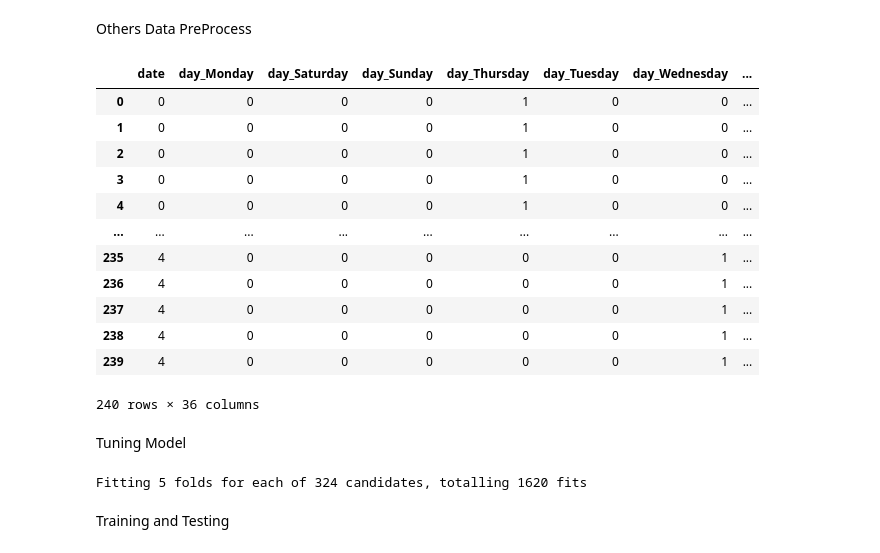
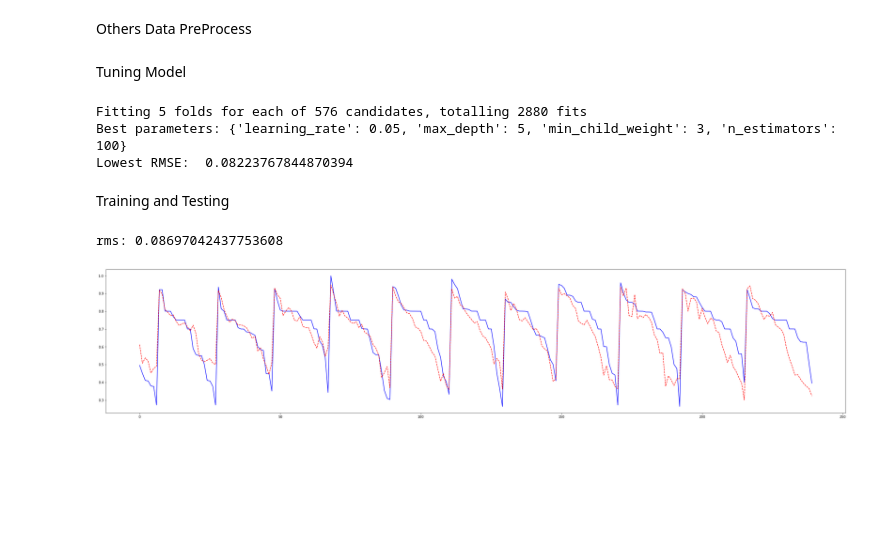
Before and after one commit to wynnstan42/AI, a Jupyter notebook: hw1/HW1_method3.ipynb, the cells around one changed output. Cells and saved outputs as stored; diff of their text form; code cells hidden in the pictures; blank space fills up the shorter version.

```diff
--- a/hw1/HW1_method3.ipynb
+++ b/hw1/HW1_method3.ipynb
@@ -29,6 +29,8 @@ print(df.isna().sum())
 print(df_test.isna().sum())
 df['wip'].fillna(0,inplace=True) # 空白處填 0
 df_test['wip'].fillna(0,inplace=True) # 空白處填 0
+df['wip'].fillna(df['wip'].median(),inplace=True) # 空白處填 mid
+df_test['wip'].fillna(df_test['wip'].median(),inplace=True) # 空白處填 mid
 print("---------------------\nAFTER:")
 print(df.isna().sum())
 print(df_test.isna().sum())
@@ -146,30 +135,16 @@ scaler = MinMaxScaler()
 # scaler = Normalizer()
 X_scaled = scaler.fit_transform(X)
 X_test_scaled = scaler.fit_transform(X_test)
-# %% [output]
-|  | date | day_Monday | day_Saturday | day_Sunday | day_Thursday | day_Tuesday | day_Wednesday | ... |
-| 0 | 0 | 0 | 0 | 0 | 1 | 0 | 0 | ... |
-| 1 | 0 | 0 | 0 | 0 | 1 | 0 | 0 | ... |
-| 2 | 0 | 0 | 0 | 0 | 1 | 0 | 0 | ... |
-| 3 | 0 | 0 | 0 | 0 | 1 | 0 | 0 | ... |
-| 4 | 0 | 0 | 0 | 0 | 1 | 0 | 0 | ... |
-| ... | ... | ... | ... | ... | ... | ... | ... | ... |
-| 235 | 4 | 0 | 0 | 0 | 0 | 0 | 1 | ... |
-| 236 | 4 | 0 | 0 | 0 | 0 | 0 | 1 | ... |
-| 237 | 4 | 0 | 0 | 0 | 0 | 0 | 1 | ... |
-| 238 | 4 | 0 | 0 | 0 | 0 | 0 | 1 | ... |
-| 239 | 4 | 0 | 0 | 0 | 0 | 0 | 1 | ... |
-240 rows × 36 columns
 # %% [markdown]
 Tuning Model
 # %%
 from sklearn.model_selection import GridSearchCV
 
-params = { 'max_depth': [3,6,10],
-           'learning_rate': [0.01, 0.05, 0.1, 0.3],
-           'n_estimators': [100, 500, 1000],
-           'colsample_bytree': [0.5, 0.7, 0.9],
-           'subsample': [0.6, 0.8, 1.0]}
+params = { #'colsample_bytree': [ 0.3, 0.4, 0.5 , 0.7 ],
+           'learning_rate': [0.05, 0.10, 0.15, 0.20, 0.25, 0.30 ],
+           'max_depth': [ 3, 4, 5, 6, 8, 10, 12, 15],
+           'n_estimators': [100, 300, 500],
+           'min_child_weight': [ 1, 3, 5, 7 ]}
 xgbr = XGBRegressor(seed = 20)
 clf = GridSearchCV(estimator=xgbr,
                    param_grid=params,
@@ -179,7 +154,41 @@ clf.fit(X_scaled, y)
 print("Best parameters:", clf.best_params_)
 print("Lowest RMSE: ", (-clf.best_score_)**(1/2.0))
 # %% [output]
-Fitting 5 folds for each of 324 candidates, totalling 1620 fits
+Fitting 5 folds for each of 576 candidates, totalling 2880 fits
+Best parameters: {'learning_rate': 0.05, 'max_depth': 5, 'min_child_weight': 3, 'n_estimators': 100}
+Lowest RMSE:  0.08223767844870394
 # %% [markdown]
 Training and Testing
+# %%
+from sklearn.metrics import mean_squared_error
+
+# Training with XGBoost
+xgb=XGBRegressor(colsample_bytree=0.6,
+                 learning_rate=.05,
+                 max_depth=10,
+                 min_child_weight=3.0,
+                 n_estimators=80,
+                 objective='reg:squarederror')
+
+# Predict test data
+xgb.fit(X_scaled, y)
+y_pred = xgb.predict(X_test_scaled)
+
+# Visualization and Output CSV
+df_ans = pd.DataFrame(y_pred.astype(float), columns=['actual_productivity'])
+df_ans.to_csv('mySubmission.csv', index_label='Id')
+df_ans = pd.read_csv(r'./mySubmission.csv')
+fig=plt.figure()
+df_actual_ans = pd.read_csv(r'./ans.csv')
+plt.plot(df_actual_ans['actual_productivity'], 'b')
+plt.plot(df_ans['actual_productivity'], 'r--')
+rms = np.sqrt(mean_squared_error(df_actual_ans['actual_productivity'], y_pred))
+print("rms:",rms)
+plt.rcParams["figure.figsize"] = (16, 8)
+fig.set_figwidth(40)
+fig.set_figheight(8)
+plt.show()
+# %% [output]
+rms: 0.08697042437753608
+[figure, added]
 # %%
```
Also changed, not shown: parts of 2 cells of this notebook, 3 other files.
